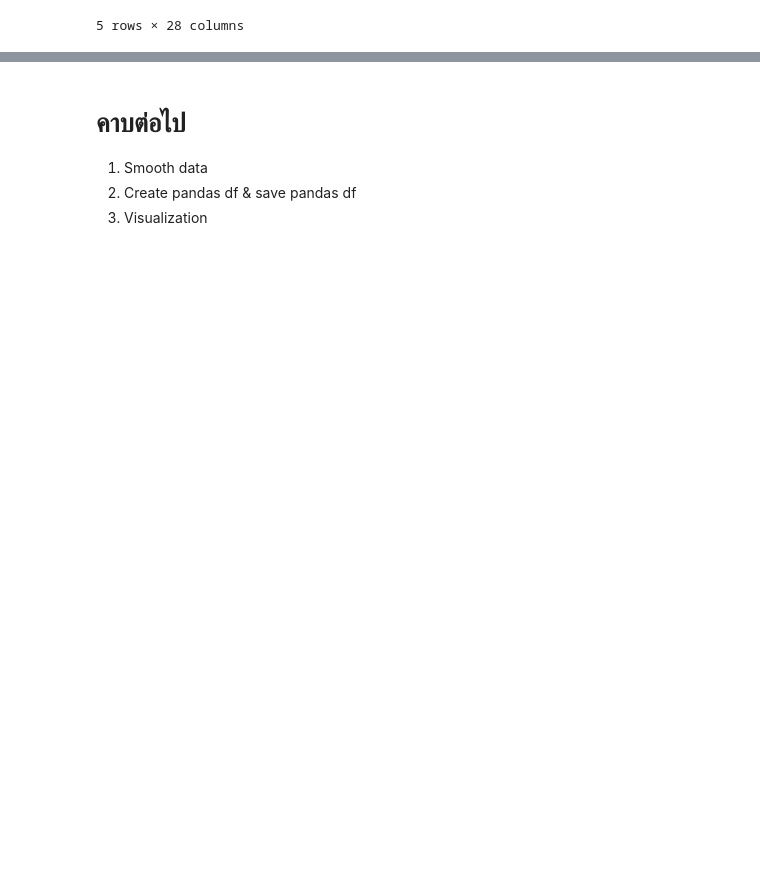
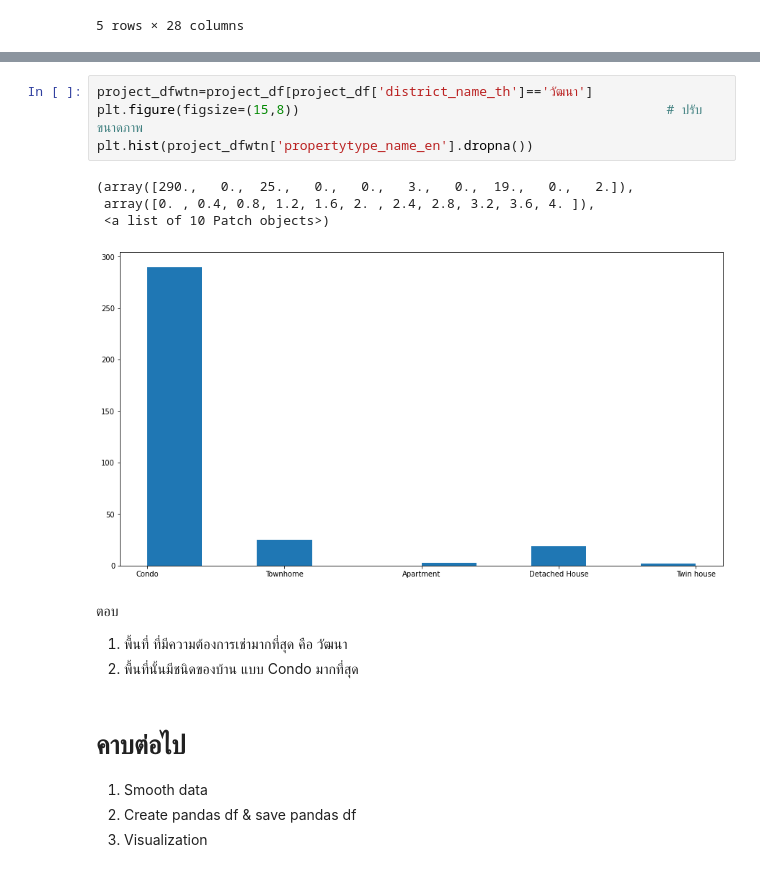
Before and after one commit to rattapornsupama/DPDM65, a Jupyter notebook: preprocessing.ipynb, the cells around one changed output, grey strips where cells are left out. Drawn from its saved outputs; the diff is of its cells as text; blank space fills up the shorter version.

```diff
--- a/preprocessing.ipynb
+++ b/preprocessing.ipynb
@@ -846,3 +1031,16 @@ unit_df.head()
+# %%
+project_dfwtn=project_df[project_df['district_name_th']=='วัฒนา']
+plt.figure(figsize=(15,8))                                               # ปรับขนาดภาพ
+plt.hist(project_dfwtn['propertytype_name_en'].dropna())
+# %% [output]
+(array([290.,   0.,  25.,   0.,   0.,   3.,   0.,  19.,   0.,   2.]),
+ array([0. , 0.4, 0.8, 1.2, 1.6, 2. , 2.4, 2.8, 3.2, 3.6, 4. ]),
+ <a list of 10 Patch objects>)
+[figure, added]
+# %% [markdown]
+ตอบ
+1. พื้นที่ ที่มีความต้องการเช่ามากที่สุด คือ วัฒนา
+2. พื้นที่นั้นมีชนิดของบ้าน แบบ Condo มากที่สุด
 # %% [markdown]
 # คาบต่อไป
 
```
Also changed, not shown: parts of 32 cells of this notebook.
